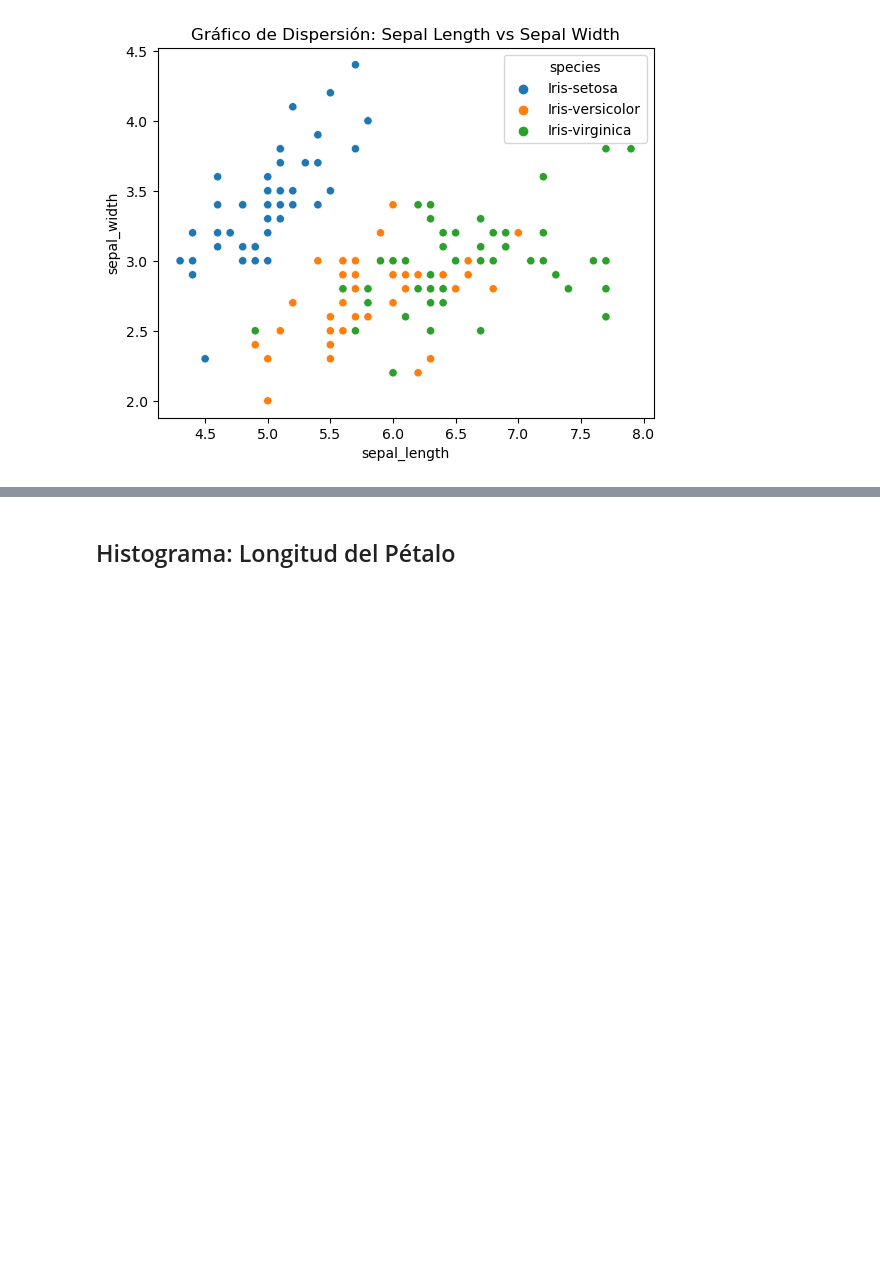
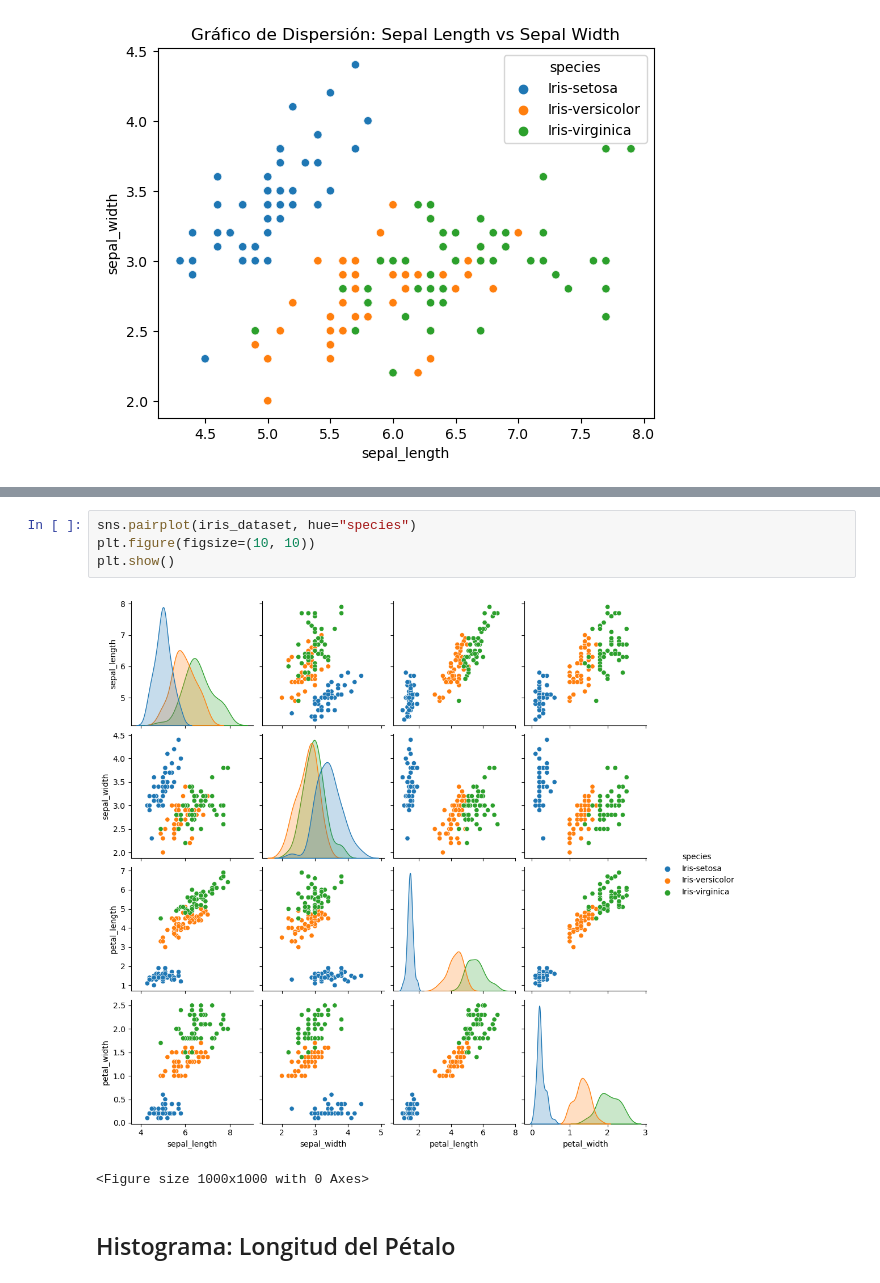
Before and after one commit to Kev1606/Iris-Flower---Machine-Learning, a Jupyter notebook: tarea02.ipynb, the cells around one changed output, grey strips where cells are left out. Drawn from its saved outputs; the diff is of its cells as text; blank space fills up the shorter version.

Commit message:
Feat: new graphics added and accuracy check modified

```diff
--- a/tarea02.ipynb
+++ b/tarea02.ipynb
@@ -48,3 +52,10 @@ plt.show()
+# %%
+sns.pairplot(iris_dataset, hue="species")
+plt.figure(figsize=(10, 10))
+plt.show()
+# %% [output]
+[figure, added]
+<Figure size 1000x1000 with 0 Axes>
 # %% [markdown]
 ## Histograma: Longitud del Pétalo
 # %% [markdown]
```
Also changed, not shown: parts of 9 cells of this notebook.
